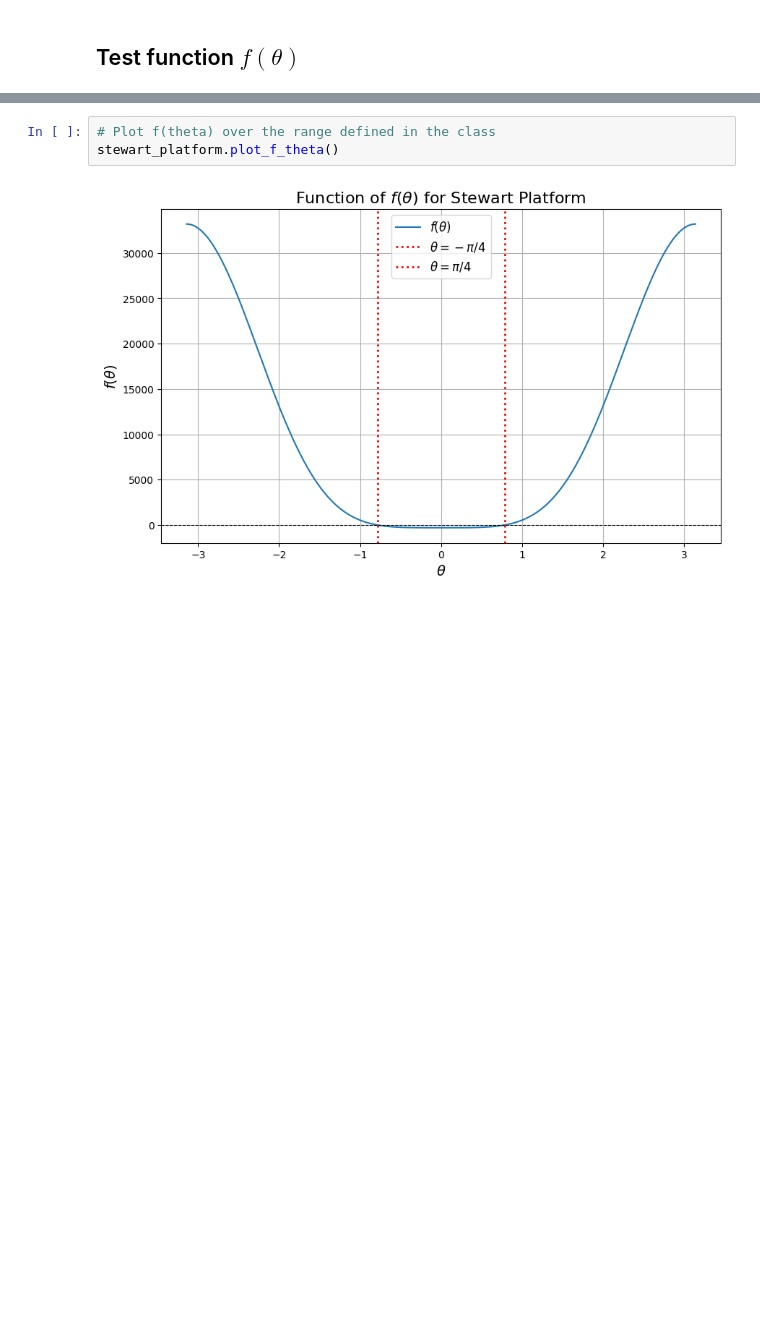
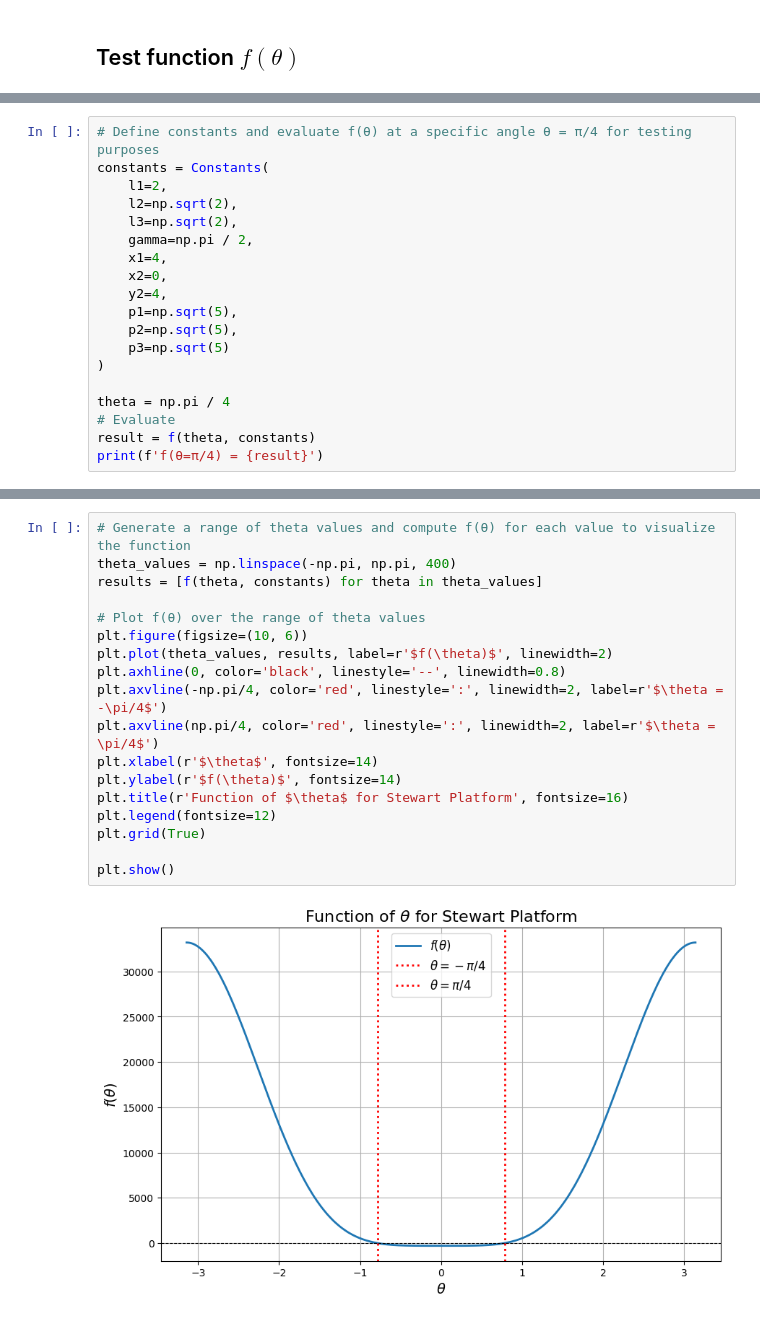
Before and after one commit to nlunce/math411, a Jupyter notebook: reality-checks/rc01/rc01.ipynb, the cells around one changed output, grey strips where cells are left out. Saved outputs shown, nothing was run; the diff lists cells and outputs as text; blank space fills up the shorter version.

```diff
--- a/reality-checks/rc01/rc01.ipynb
+++ b/reality-checks/rc01/rc01.ipynb
@@ -292,0 +59,19 @@ NameError: name 'L2' is not defined
+# %%
+# Define constants and evaluate f(θ) at a specific angle θ = π/4 for testing purposes
+constants = Constants(
+    l1=2,
+    l2=np.sqrt(2),
+    l3=np.sqrt(2),
+    gamma=np.pi / 2,
+    x1=4,
+    x2=0,
+    y2=4,
+    p1=np.sqrt(5),
+    p2=np.sqrt(5),
+    p3=np.sqrt(5)
+)
+
+theta = np.pi / 4
+# Evaluate
+result = f(theta, constants)
+print(f'f(θ=π/4) = {result}')
@@ -297,6 +85,21 @@ NameError: name 'L2' is not defined
-# %%
-# Plot f(theta) over the range defined in the class
-stewart_platform.plot_f_theta()
-# %% [output]
-[figure, removed]
+# %%
+# Generate a range of theta values and compute f(θ) for each value to visualize the function
+theta_values = np.linspace(-np.pi, np.pi, 400)
+results = [f(theta, constants) for theta in theta_values]
+
+# Plot f(θ) over the range of theta values
+plt.figure(figsize=(10, 6))
+plt.plot(theta_values, results, label=r'$f(\theta)$', linewidth=2)
+plt.axhline(0, color='black', linestyle='--', linewidth=0.8)
+plt.axvline(-np.pi/4, color='red', linestyle=':', linewidth=2, label=r'$\theta = -\pi/4$')
+plt.axvline(np.pi/4, color='red', linestyle=':', linewidth=2, label=r'$\theta = \pi/4$')
+plt.xlabel(r'$\theta$', fontsize=14)
+plt.ylabel(r'$f(\theta)$', fontsize=14)
+plt.title(r'Function of $\theta$ for Stewart Platform', fontsize=16)
+plt.legend(fontsize=12)
+plt.grid(True)
+
+plt.show()
+# %% [output]
+[figure, added]
 # %% [markdown]
```
Also changed, not shown: parts of 24 cells of this notebook, 26 other files.
